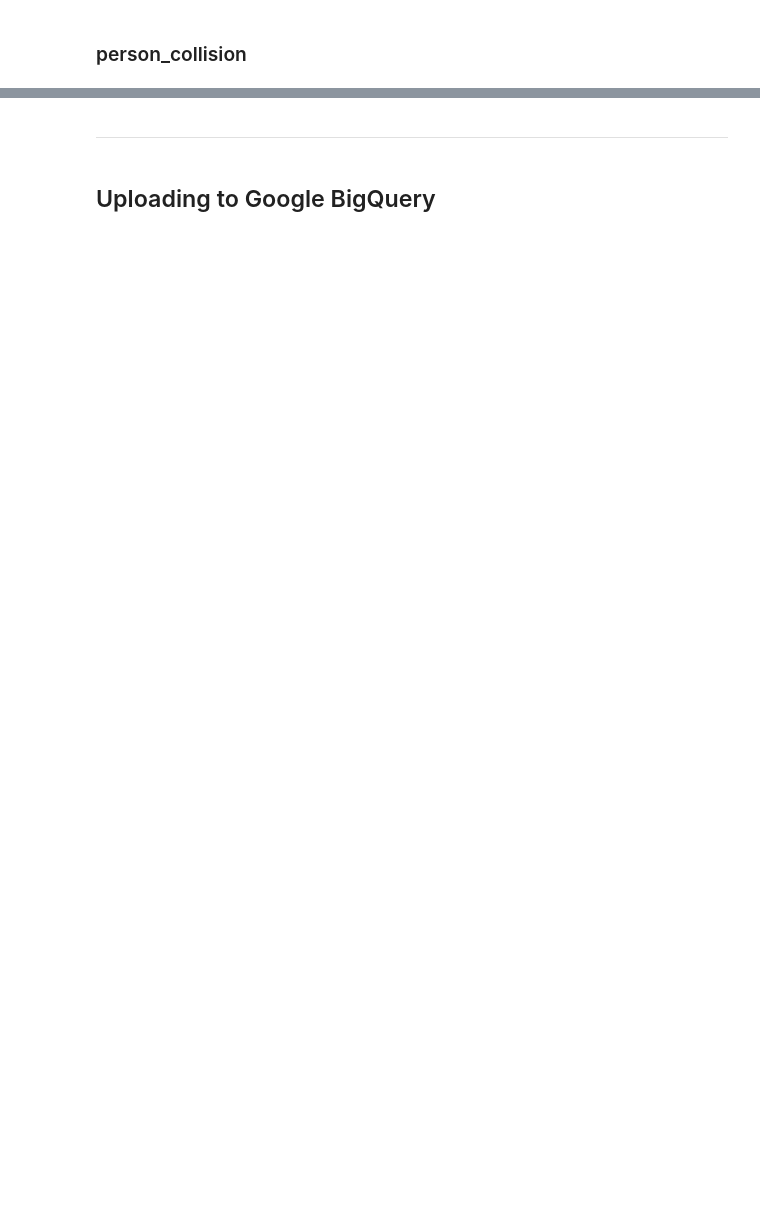
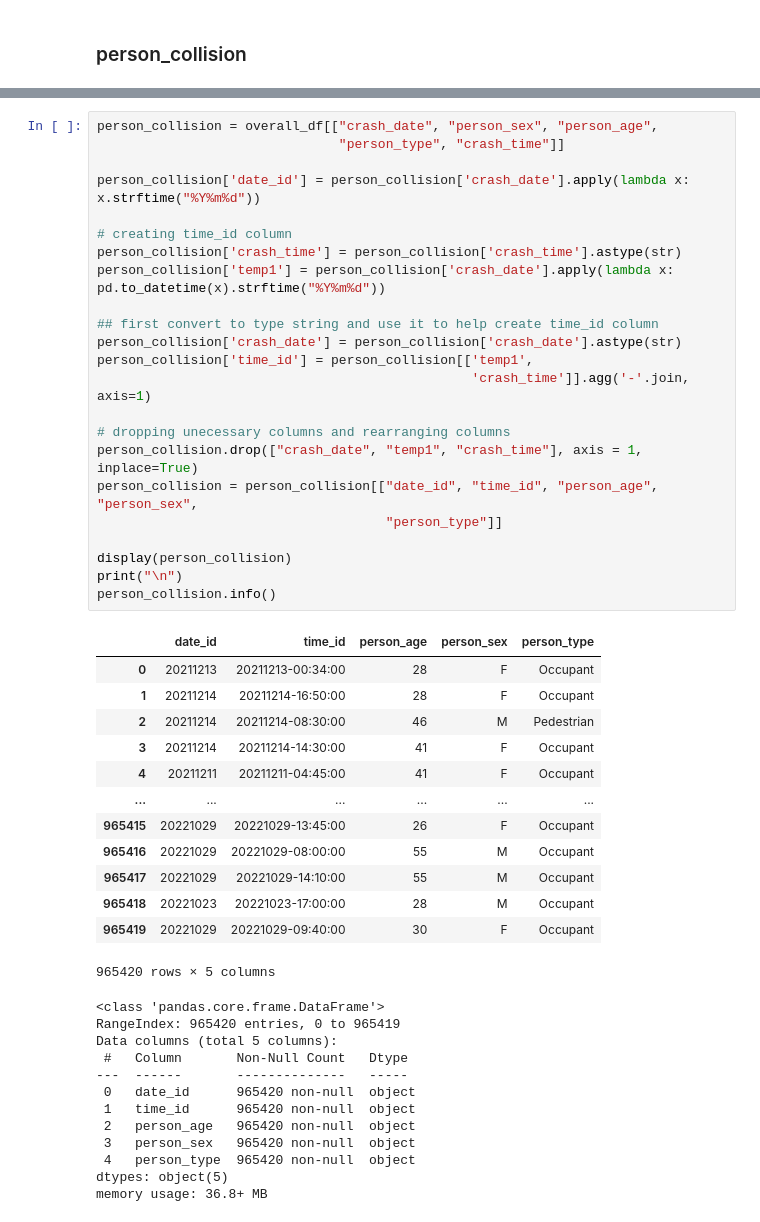
Before and after one commit to xyjiang970/cis9440-dataWarehousing, a Jupyter notebook: project/milestones_submission/milestone3/milestone3_ETL_jason_github.ipynb, the cells around one changed output, grey strips where cells are left out. Drawn from its saved outputs; the diff is of its cells as text; blank space fills up the shorter version.

```diff
--- a/project/milestones_submission/milestone3/milestone3_ETL_jason_github.ipynb
+++ b/project/milestones_submission/milestone3/milestone3_ETL_jason_github.ipynb
@@ -674,4 +628,49 @@ memory usage: 36.8+ MB
-# %% [markdown]
-------------------------------
-# %% [markdown]
-## Uploading to Google BigQuery
+# %%
+person_collision = overall_df[["crash_date", "person_sex", "person_age",
+                               "person_type", "crash_time"]]
+
+person_collision['date_id'] = person_collision['crash_date'].apply(lambda x: x.strftime("%Y%m%d"))
+
+# creating time_id column
+person_collision['crash_time'] = person_collision['crash_time'].astype(str)
+person_collision['temp1'] = person_collision['crash_date'].apply(lambda x: pd.to_datetime(x).strftime("%Y%m%d"))
+
+## first convert to type string and use it to help create time_id column
+person_collision['crash_date'] = person_collision['crash_date'].astype(str)
+person_collision['time_id'] = person_collision[['temp1',
+                                                'crash_time']].agg('-'.join, axis=1)
+
+# dropping unecessary columns and rearranging columns
+person_collision.drop(["crash_date", "temp1", "crash_time"], axis = 1, inplace=True)
+person_collision = person_collision[["date_id", "time_id", "person_age", "person_sex",
+                                     "person_type"]]
+
+display(person_collision)
+print("\n")
+person_collision.info()
+# %% [output]
+|  | date_id | time_id | person_age | person_sex | person_type |
+| 0 | 20211213 | 20211213-00:34:00 | 28 | F | Occupant |
+| 1 | 20211214 | 20211214-16:50:00 | 28 | F | Occupant |
+| 2 | 20211214 | 20211214-08:30:00 | 46 | M | Pedestrian |
+| 3 | 20211214 | 20211214-14:30:00 | 41 | F | Occupant |
+| 4 | 20211211 | 20211211-04:45:00 | 41 | F | Occupant |
+| ... | ... | ... | ... | ... | ... |
+| 965415 | 20221029 | 20221029-13:45:00 | 26 | F | Occupant |
+| 965416 | 20221029 | 20221029-08:00:00 | 55 | M | Occupant |
+| 965417 | 20221029 | 20221029-14:10:00 | 55 | M | Occupant |
+| 965418 | 20221023 | 20221023-17:00:00 | 28 | M | Occupant |
+| 965419 | 20221029 | 20221029-09:40:00 | 30 | F | Occupant |
+965420 rows × 5 columns
+<class 'pandas.core.frame.DataFrame'>
+RangeIndex: 965420 entries, 0 to 965419
+Data columns (total 5 columns):
+ #   Column       Non-Null Count   Dtype
+---  ------       --------------   -----
+ 0   date_id      965420 non-null  object
+ 1   time_id      965420 non-null  object
+ 2   person_age   965420 non-null  object
+ 3   person_sex   965420 non-null  object
+ 4   person_type  965420 non-null  object
+dtypes: object(5)
+memory usage: 36.8+ MB
```
Also changed, not shown: parts of 28 cells of this notebook.
